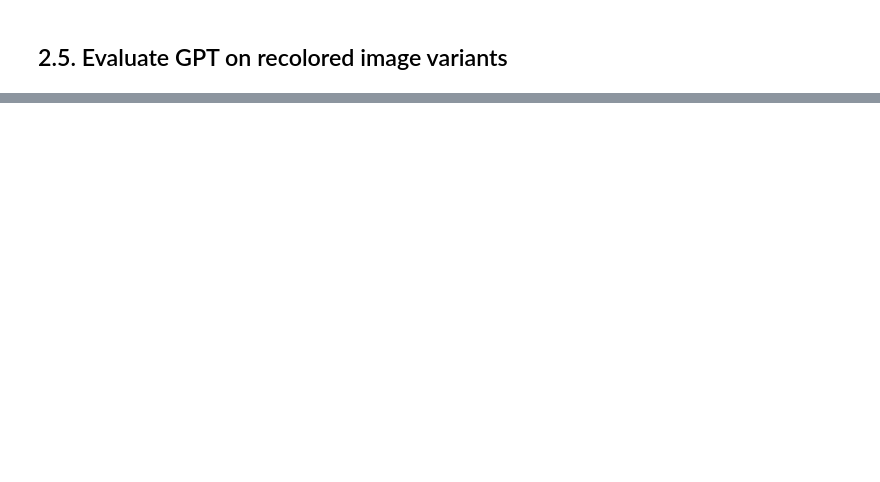
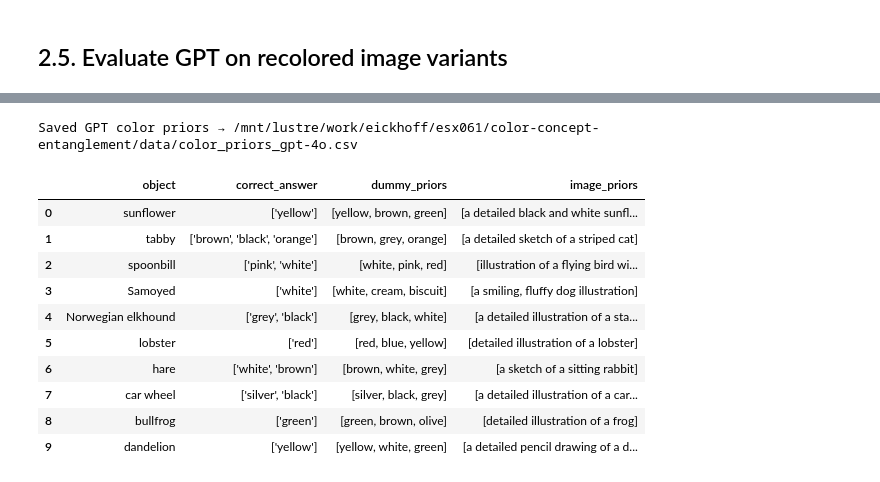
Before and after one commit to jonnemi/color-concept-entanglement, a Jupyter notebook: VLM_pipeline.ipynb, the cells around one changed output, grey strips where cells are left out. Cells and saved outputs as stored; diff of their text form; code cells hidden in the pictures; blank space fills up the shorter version.

```diff
--- a/VLM_pipeline.ipynb
+++ b/VLM_pipeline.ipynb
@@ -436,2 +440,6 @@ for mode in modes:
 # %% [markdown]
 ## 2.5. Evaluate GPT on recolored image variants
+# %%
+# Load segmented images dataframe again for GPT
+df_GPT = pd.read_csv(DATA / "segmented_images.csv")
+display(df_GPT)
@@ -437,0 +460,22 @@ for mode in modes:
+# %%
+# Initialize GPTColorPriors
+priors_GPT = GPTColorPriors(model_name="gpt-4o", data_folder=DATA)
+
+# Generate GPT color priors
+priors_df_GPT = priors_GPT.get_model_color_priors(df_GPT.head(10))
+# %% [output]
+Saved GPT color priors → /mnt/lustre/work/eickhoff/esx061/color-concept-entanglement/data/color_priors_gpt-4o.csv
+# %%
+priors_df_GPT
+# %% [output]
+|  | object | correct_answer | dummy_priors | image_priors |
+| 0 | sunflower | ['yellow'] | [yellow, brown, green] | [a detailed black and white sunfl... |
+| 1 | tabby | ['brown', 'black', 'orange'] | [brown, grey, orange] | [a detailed sketch of a striped cat] |
+| 2 | spoonbill | ['pink', 'white'] | [white, pink, red] | [illustration of a flying bird wi... |
+| 3 | Samoyed | ['white'] | [white, cream, biscuit] | [a smiling, fluffy dog illustration] |
+| 4 | Norwegian elkhound | ['grey', 'black'] | [grey, black, white] | [a detailed illustration of a sta... |
+| 5 | lobster | ['red'] | [red, blue, yellow] | [detailed illustration of a lobster] |
+| 6 | hare | ['white', 'brown'] | [brown, white, grey] | [a sketch of a sitting rabbit] |
+| 7 | car wheel | ['silver', 'black'] | [silver, black, grey] | [a detailed illustration of a car... |
+| 8 | bullfrog | ['green'] | [green, brown, olive] | [detailed illustration of a frog] |
+| 9 | dandelion | ['yellow'] | [yellow, white, green] | [a detailed pencil drawing of a d... |
```
Also changed, not shown: parts of 14 cells of this notebook, 2 other files.
